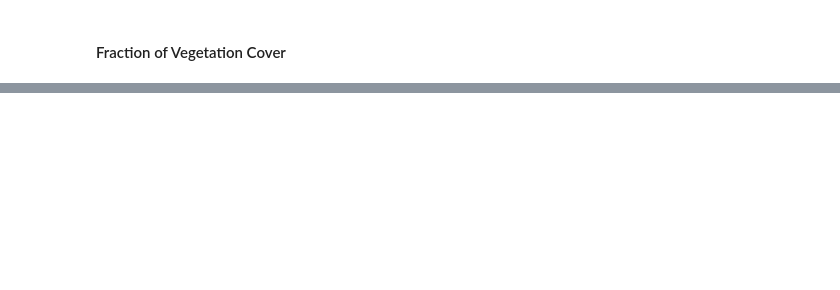
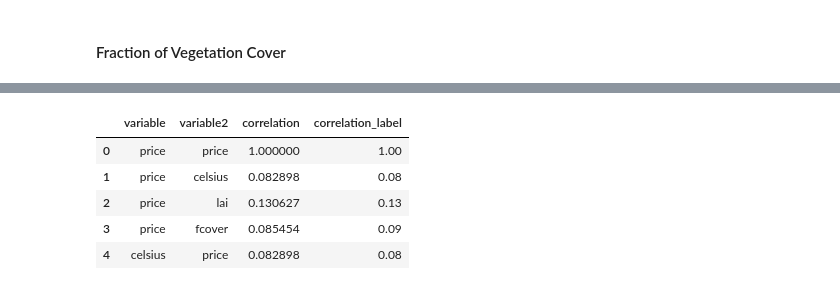
Before and after one commit to Urbanum-Lab/wekeo, a Jupyter notebook: notebooks/test.ipynb, the cells around one changed output, grey strips where cells are left out. Saved outputs shown, nothing was run; the diff lists cells and outputs as text; code cells hidden in the pictures; blank space fills up the shorter version.

```diff
--- a/notebooks/test.ipynb
+++ b/notebooks/test.ipynb
@@ -513,0 +532,11 @@ See the caveats in the documentation: https://pandas.pydata.org/pandas-docs/stab
+# %%
+cor_data = (df_merged.corr().stack().reset_index().rename(columns={0: 'correlation', 'level_0': 'variable', 'level_1': 'variable2'}))
+cor_data['correlation_label'] = cor_data['correlation'].map('{:.2f}'.format)  # Round to 2 decimal
+cor_data.head()
+# %% [output]
+|  | variable | variable2 | correlation | correlation_label |
+| 0 | price | price | 1.000000 | 1.00 |
+| 1 | price | celsius | 0.082898 | 0.08 |
+| 2 | price | lai | 0.130627 | 0.13 |
+| 3 | price | fcover | 0.085454 | 0.09 |
+| 4 | celsius | price | 0.082898 | 0.08 |
```
Also changed, not shown: parts of 10 cells of this notebook, 8 other files.
